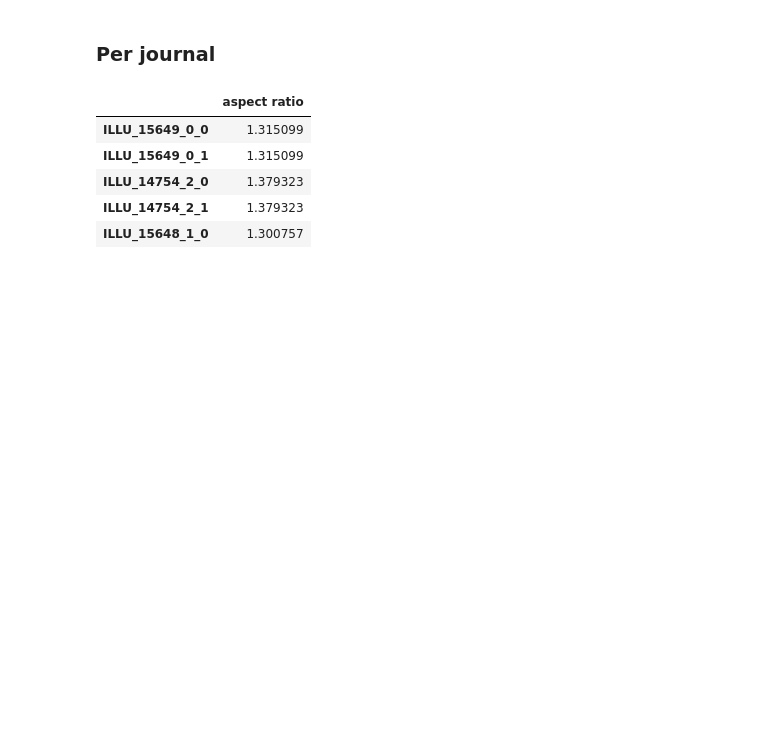
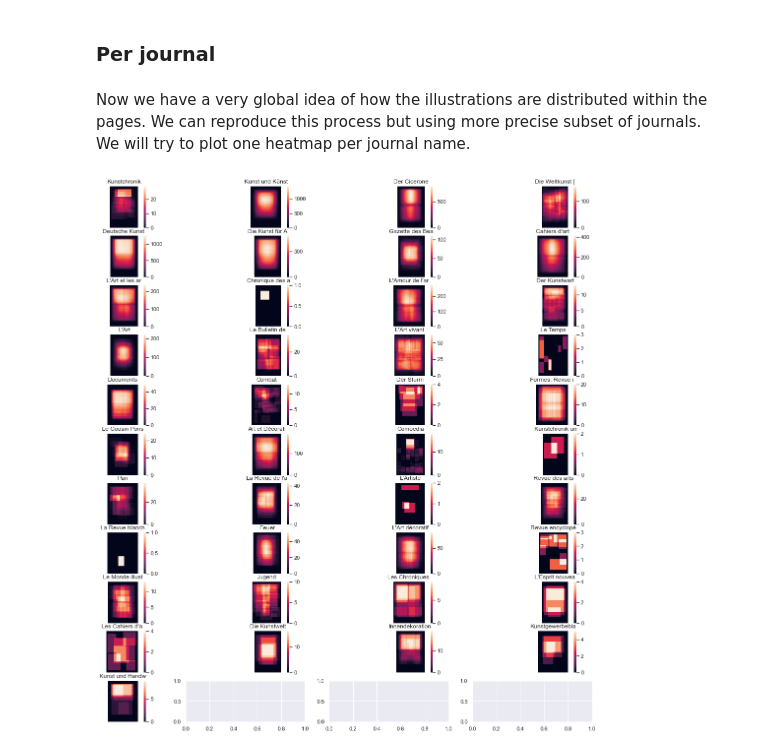
Before and after one commit to dfk-paris/DFKV-illustrations, a Jupyter notebook: 8_layout_study/a_layout_study.ipynb, the cells around one changed output. Drawn from its saved outputs; the diff is of its cells as text; code cells hidden in the pictures; blank space fills up the shorter version.

```diff
--- a/8_layout_study/a_layout_study.ipynb
+++ b/8_layout_study/a_layout_study.ipynb
@@ -91,25 +80,38 @@ ax = sns.heatmap(heatmap_data(one_p, 500, int(median_1p*500)), xticklabels=False
 # %% [markdown]
 ### Per journal
+# %% [markdown]
+Now we have a very global idea of how the illustrations are distributed within the pages. We can reproduce this process but using more precise subset of journals. We will try to plot one heatmap per journal name.
 # %%
-# Load the journal info
-df = pd.read_csv("./data/DFKV_Master.csv")
+# Dataframe that links the an illustration and its journal, name and id
+df = pd.read_csv("./data/data.csv")
 # %%
-j_ids = list(df.groupby("_journal-id").count()["ID"].sort_values(ascending=False).index)
+# Get the ids of the journals that have at least 1 illustration in them
+j_ids = list(df.groupby("_journal-id").count()["id"].sort_values(ascending=False).index)
 j_ids = [int(j) for j in j_ids]
 j_illu_ids = []
 for j in j_ids:
-    one_j_ids = list(df[df["_journal-id"] == j]["ID"])
+    one_j_ids = list(df[df["_journal-id"] == j]["id"])
     one_j = {k: data[k] for k in data.keys() if int(k.split("_")[1]) in one_j_ids}
     if len(aspcrat.loc[one_j.keys()]) > 0 :
         j_illu_ids.append(j)
+# %%
+# Create mapping between journal id and journal name
+journals_map_ids = dict()
+j_illu_n_ids = []
+for j in j_illu_ids:
+    try:
+        journals_map_ids[j] = df[df["_journal-id"]==j].iloc[0]["_journal-name"][:15]
+        j_illu_n_ids.append(j)
+    except:
+        pass
 # %%
-one_j_ids = list(df[df["_journal-id"] == 1514]["ID"])
-one_j = {k: data[k] for k in data.keys() if int(k.split("_")[1]) in one_j_ids}
-aspcrat.loc[one_j.keys()]
+# Plot heatmaps for every journal
+fig, axs = plt.subplots(int(len(j_illu_n_ids)/4) + 1, 4, sharex=False, sharey=False, figsize=(20,20))
+for journal, ax in zip(j_illu_n_ids, axs.flatten()):
+    one_j_ids = list(df[df["_journal-id"] == journal]["ID"])
+    one_j = {k: data[k] for k in data.keys() if int(k.split("_")[1]) in one_j_ids}
+    median = aspcrat.loc[one_j.keys()].median(axis=0)["aspect ratio"]
+    sns.heatmap(heatmap_data(one_j, 100, int(median*100)), xticklabels=False, yticklabels=False, square=True, ax=ax)
+    ax.set_title(journals_map_ids[journal])
 # %% [output]
-|  | aspect ratio |
-| ILLU_15649_0_0 | 1.315099 |
-| ILLU_15649_0_1 | 1.315099 |
-| ILLU_14754_2_0 | 1.379323 |
-| ILLU_14754_2_1 | 1.379323 |
-| ILLU_15648_1_0 | 1.300757 |
+[figure, added]
```
Also changed, not shown: parts of 22 cells of this notebook.
